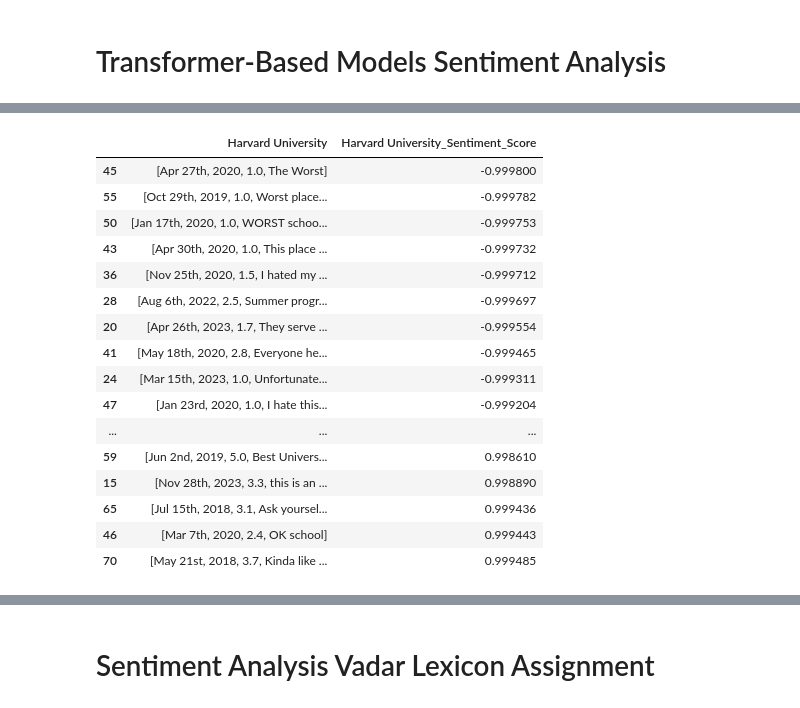
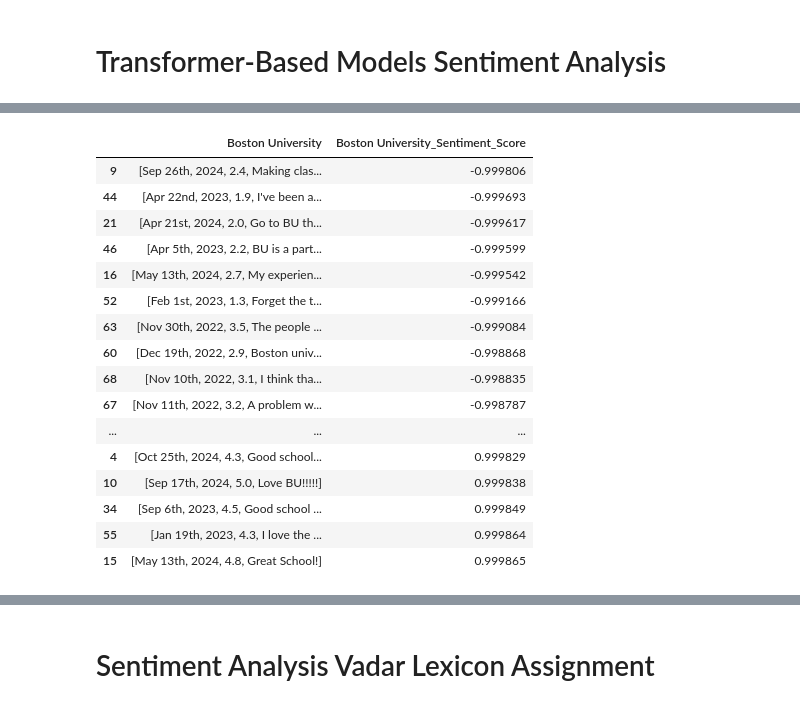
Before and after one commit to Jeanff02/CME538_Byte_Me_Big_Project, a Jupyter notebook: RatemyProfessorScrape.ipynb, the cells around one changed output, grey strips where cells are left out. Saved outputs shown, nothing was run; the diff lists cells and outputs as text; code cells hidden in the pictures.

```diff
--- a/RatemyProfessorScrape.ipynb
+++ b/RatemyProfessorScrape.ipynb
@@ -493,22 +634,23 @@ for university in parsed_reviews.columns:
     # Insert the new column into the combined_df with a suffix "_Sentiment_Score"
     combined_df[university + "_Sentiment_Score"] = [None] + sentiment_scores.tolist()
 # %%
-combined_df[['Harvard University', 'Harvard University_Sentiment_Score']].sort_values(by='Harvard University_Sentiment_Score').head(50)
+combined_df[['Boston University', 'Boston University_Sentiment_Score']].sort_values(by='Boston University_Sentiment_Score').head(60)
+# combined_df
 # %% [output]
-|  | Harvard University | Harvard University_Sentiment_Score |
-| 45 | [Apr 27th, 2020, 1.0, The Worst] | -0.999800 |
-| 55 | [Oct 29th, 2019, 1.0, Worst place... | -0.999782 |
-| 50 | [Jan 17th, 2020, 1.0, WORST schoo... | -0.999753 |
-| 43 | [Apr 30th, 2020, 1.0, This place ... | -0.999732 |
-| 36 | [Nov 25th, 2020, 1.5, I hated my ... | -0.999712 |
-| 28 | [Aug 6th, 2022, 2.5, Summer progr... | -0.999697 |
-| 20 | [Apr 26th, 2023, 1.7, They serve ... | -0.999554 |
-| 41 | [May 18th, 2020, 2.8, Everyone he... | -0.999465 |
-| 24 | [Mar 15th, 2023, 1.0, Unfortunate... | -0.999311 |
-| 47 | [Jan 23rd, 2020, 1.0, I hate this... | -0.999204 |
+|  | Boston University | Boston University_Sentiment_Score |
+| 9 | [Sep 26th, 2024, 2.4, Making clas... | -0.999806 |
+| 44 | [Apr 22nd, 2023, 1.9, I've been a... | -0.999693 |
+| 21 | [Apr 21st, 2024, 2.0, Go to BU th... | -0.999617 |
+| 46 | [Apr 5th, 2023, 2.2, BU is a part... | -0.999599 |
+| 16 | [May 13th, 2024, 2.7, My experien... | -0.999542 |
+| 52 | [Feb 1st, 2023, 1.3, Forget the t... | -0.999166 |
+| 63 | [Nov 30th, 2022, 3.5, The people ... | -0.999084 |
+| 60 | [Dec 19th, 2022, 2.9, Boston univ... | -0.998868 |
+| 68 | [Nov 10th, 2022, 3.1, I think tha... | -0.998835 |
+| 67 | [Nov 11th, 2022, 3.2, A problem w... | -0.998787 |
 | ... | ... | ... |
-| 59 | [Jun 2nd, 2019, 5.0, Best Univers... | 0.998610 |
-| 15 | [Nov 28th, 2023, 3.3, this is an ... | 0.998890 |
-| 65 | [Jul 15th, 2018, 3.1, Ask yoursel... | 0.999436 |
-| 46 | [Mar 7th, 2020, 2.4, OK school] | 0.999443 |
-| 70 | [May 21st, 2018, 3.7, Kinda like ... | 0.999485 |
+| 4 | [Oct 25th, 2024, 4.3, Good school... | 0.999829 |
+| 10 | [Sep 17th, 2024, 5.0, Love BU!!!!!] | 0.999838 |
+| 34 | [Sep 6th, 2023, 4.5, Good school ... | 0.999849 |
+| 55 | [Jan 19th, 2023, 4.3, I love the ... | 0.999864 |
+| 15 | [May 13th, 2024, 4.8, Great School!] | 0.999865 |
```
Also changed, not shown: parts of 10 cells of this notebook, 1 other file.
